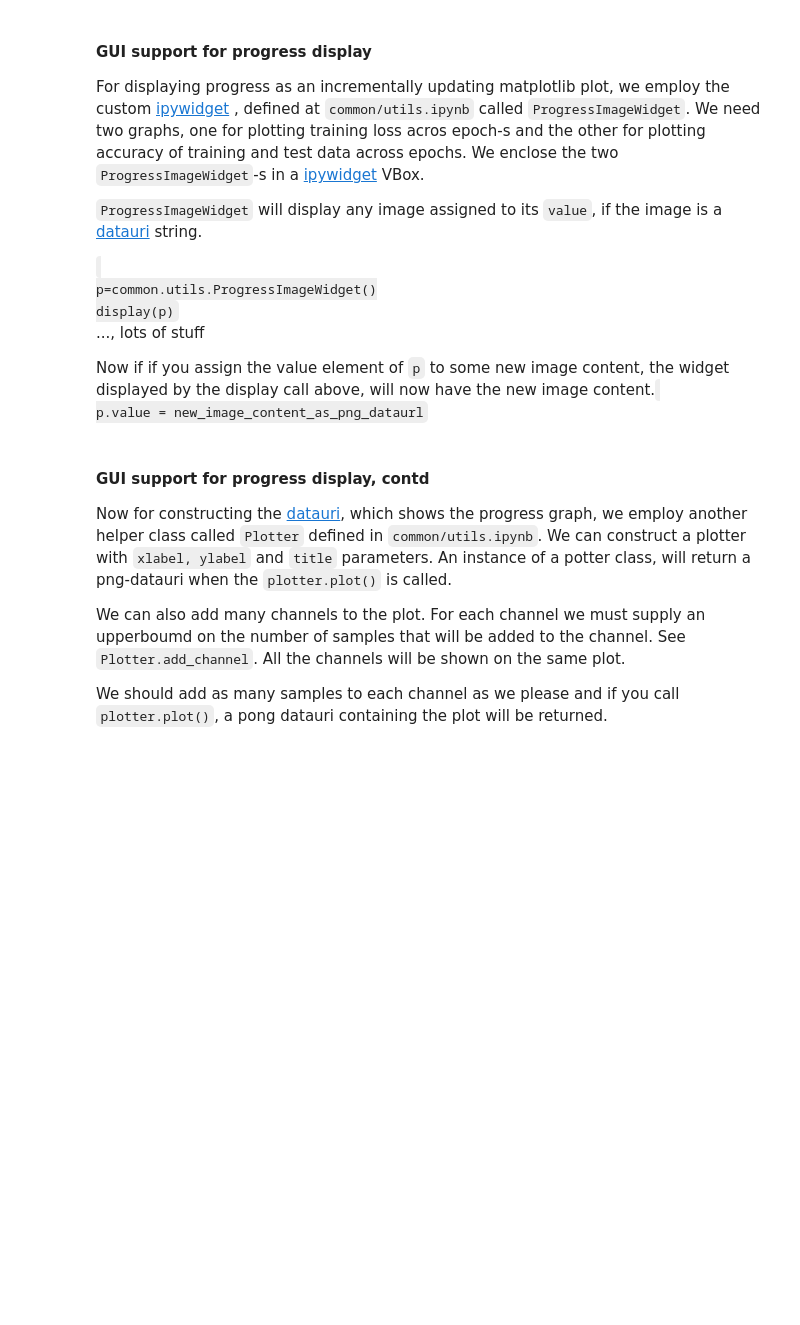
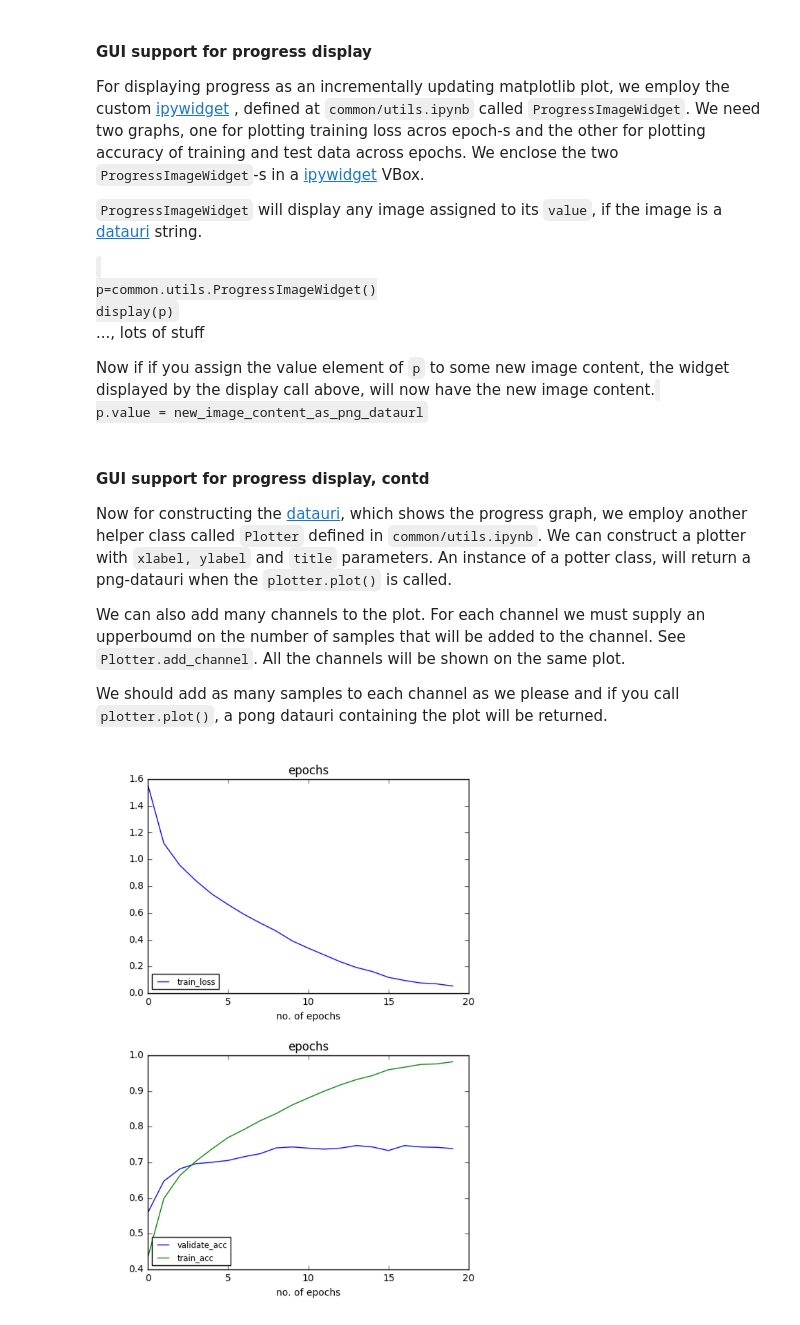
Before and after one commit to kgeorge/kgeorge_dpl, a Jupyter notebook: notebooks/tf_cifar.ipynb, the cells around one changed output. Cells and saved outputs as stored; diff of their text form; code cells hidden in the pictures; blank space fills up the shorter version.

```diff
--- a/notebooks/tf_cifar.ipynb
+++ b/notebooks/tf_cifar.ipynb
@@ -87,6 +97,10 @@ print(dataset_dir)
 # %% [output]
 Successfully downloaded cifar-10-python.tar.gz 170498071 bytes.
 ./../data/cifar-10-batches-py
+# %%
+checkpoint_dir = os.path.join(dataset_dir, 'chkpt_cifar10')
+if not os.path.isdir(checkpoint_dir):
+    os.makedirs(checkpoint_dir)
 # %% [markdown]
 Given below  are the hyper parameters used. We use cifar-10 which consist of images categorized into 10 classes. So <code>n_classes</code> = 10. Our <code>batch_size</code>  which is the number of sample images in a mini-batch is 256. The input images are 3-channel (RGB) images ech of size <code>image_depth x image_height x image_width</code>, where <code>image_height</code> = 32, <code>image_width</code> = 32 and <code>image_depth</code>=3. Our <code>learning_rate</code> is 0.1. We do not employ any learnig rate decay. We use a <code>MomentumOptimizer</code>, with a momentum rate of 0.9. Once we train all images in  the training set, we repeat the training for <code>n_epoch</code>, where <code>n_epoch</code>=30. If epoch number <code>(0:n_epochs)</code> is divisible by <code>n_checkpoint_steps</code>, we save the checkpoint.
 # %%
@@ -96,10 +110,11 @@ batch_size=256
 image_width=32
 image_height=32
 image_depth=3
-learning_rate=0.1
-n_epochs=30
-#only the first 2000 samples is used for testing
-n_test_samples=2000
+learning_rate=0.01
+n_epochs=20
+#only the first 2000 samples is used for validating
+n_validate_samples=2000
+n_test_samples=5
 n_checkpoint_steps=5
 # %% [markdown]
 At the end of the loading of data and labels from the dataset, we expect the following
@@ -314,11 +349,13 @@ We should add as many samples to each channel as we please and if you call <code
 plotter_loss = common.utils.Plotter(xlabel='no. of epochs', ylabel='loss', title='epochs')
 plotter_loss.add_channel(num_samples=n_epochs, channel_name='train_loss', legend='train_loss')
 
-#for displaying the training and test accuracy, in the sample plot
+#for displaying the training and validation accuracy, in the sample plot
 plotter_acc = common.utils.Plotter(xlabel='no. of epochs', ylabel='acc', title='epochs')
 plotter_acc.add_channel(num_samples=n_epochs, channel_name='train_acc',legend='train_acc')
-plotter_acc.add_channel(num_samples=n_epochs, channel_name='test_acc', legend='test_acc')
+plotter_acc.add_channel(num_samples=n_epochs, channel_name='validate_acc', legend='validate_acc')
 # %%
+
+display(top_level)
 
 with tf.Graph().as_default():
     X = tf.placeholder(tf.float32, shape=(batch_size, image_height, image_width, image_depth))
@@ -331,13 +368,13 @@ with tf.Graph().as_default():
     train_prediction = tf.nn.softmax(logits)
     accuracy_1 = tf.equal(tf.argmax(train_prediction, 1), tf.argmax(y, 1))
     accuracy=tf.reduce_mean(tf.cast(accuracy_1,tf.float32),0)
-
+    _, top_k_pred = tf.nn.top_k(logits, k=5)
     init = tf.initialize_all_variables()
+    saver = tf.train.Saver(write_version=tf.train.SaverDef.V2)
     n_batches_train = int(train_all['labels'].shape[0]//batch_size)
-    n_batches_test = int(test_all['labels'].shape[0]//batch_size)
-
-    def checkpoint():
-        global dataset_dir
+    n_batches_validate = int(validate_all['labels'].shape[0]//batch_size)
+    def checkpoint(g):
+        global dataset_dir, checkpoint_dir
         dataset_name = os.path.split(dataset_dir)[1]
         if not os.path.isdir(os.path.join(dataset_dir, 'out')):
             os.makedirs(os.path.join(dataset_dir, 'out'))
@@ -345,6 +382,8 @@ with tf.Graph().as_default():
         acc_fig_path= os.path.join(dataset_dir, 'out', '%s_acc.png' % dataset_name)
         plotter_loss.plot_and_save_fig(savepath=loss_fig_path)
         plotter_acc.plot_and_save_fig(savepath=acc_fig_path)
+        saver.save(sess, os.path.join(checkpoint_dir, 'train_cifar10.ckpt'),
+                           global_step=g)
 
     def all_batches_run_train(n_batches, data=None, labels=None):
         sum_all_batches_loss =0
@@ -358,15 +397,15 @@ with tf.Graph().as_default():
                 batch_labels = (np.arange(n_classes) == batch_labels[:, None]).astype(np.float32)
                 feed_dict = {X: batch_data,
                              y: batch_labels}
-                _, loss_value, a = sess.run([optimizer, loss, accuracy], feed_dict=feed_dict)
+                _, loss_value, a =sess.run([optimizer, loss, accuracy], feed_dict=feed_dict)
                 sum_all_batches_loss += loss_value * n_samples
                 sum_all_batches_acc += a * n_samples
                 sum_n_samples += n_samples
                 if(n_samples != batch_size):
                     print('n_samples =%d' % n_samples)
-        return sum_all_batches_loss/sum_n_samples, sum_all_batches_acc/sum_n_samples
+        return (sum_all_batches_loss/sum_n_samples, sum_all_batches_acc/sum_n_samples)
 
-    def all_batches_run_test(n_batches, data=None, labels=None):
+    def all_batches_run_validate(n_batches, data=None, labels=None):
         sum_all_batches_acc=0
         sum_n_samples=0
         for b in xrange(n_batches):
@@ -377,48 +416,61 @@ with tf.Graph().as_default():
                 batch_labels = (np.arange(n_classes) == batch_labels[:, None]).astype(np.float32)
                 feed_dict = {X: batch_data,
                              y: batch_labels}
-                a = sess.run([accuracy], feed_dict=feed_dict)
-                sum_all_batches_acc += a[0] * n_samples
+                a, top_k = sess.run([accuracy, top_k_pred], feed_dict=feed_dict)
+                sum_all_batches_acc += a * n_samples
                 sum_n_samples += n_samples
                 if(n_samples != batch_size):
                     print('n_samples =%d' % n_samples)
         return sum_all_batches_acc/sum_n_samples
 
+
+    def run_test(data=None, labels=None):
+        assert(data.shape[0] == labels.shape[0])
+        batch_data = np.zeros(shape=(batch_size, data.shape[1], data.shape[2], data.shape[3]), dtype=np.float32)
+        batch_labels= np.zeros(shape=(batch_size), dtype=np.int32)
+        batch_data[0:data.shape[0], : , :, :] = data[:, :, :, :]
+        batch_labels[0:data.shape[0],] = labels[:]
+        batch_labels = (np.arange(n_classes) == batch_labels[:, None]).astype(np.float32)
+        feed_dict = {X: batch_data, y: batch_labels}
+        a, top_k = sess.run([accuracy, top_k_pred], feed_dict=feed_dict)
+        print('testing %r images' % n_test_samples)
+        for i in range(n_test_samples):
+            print('test_image: %s' % label_names_for_validation_and_test[test_all['labels'][i]],
+                  ' top-5 matches %r'%[ label_names_for_validation_and_test[j] for j in top_k[i]])
+
     with tf.Session() as sess:
         sess.run(init)
         print('starting training')
-
 
         for e in xrange(n_epochs):
 
             start_time = time.time()
 
-            sum_loss_train=0
-            sum_samples_train =0
-            sum_acc_train=0
             n_data = train_all['data'].shape[0]
 
             perm = np.random.permutation(n_data)
             permuted_data = train_all['data'][perm,:, :, :]
             permuted_labels = train_all['labels'][perm]
 
-            test_data = test_all['data']
-            test_labels = test_all['labels']
+            validate_data = validate_all['data']
+            validate_labels = validate_all['labels']
 
-            mean_loss_per_sample_train, accuracy_per_sample_train=all_batches_run_train(n_batches_train, data=permuted_data, labels=permuted_labels)
-            accuracy_per_sample_test=all_batches_run_test(n_batches_test, data=test_data, labels=test_labels)
+            mean_loss_per_sample_train, accuracy_per_sample_train =all_batches_run_train(n_batches_train, data=permuted_data, labels=permuted_labels)
+            accuracy_per_sample_validate=all_batches_run_validate(n_batches_validate, data=validate_data, labels=validate_labels)
 
             plotter_loss.add_sample( e, mean_loss_per_sample_train , channel_name='train_loss')
             plotter_acc.add_sample( e, accuracy_per_sample_train, channel_name='train_acc')
-            plotter_acc.add_sample( e, accuracy_per_sample_test, channel_name='test_acc')
-            sum_acc_test=0
-            sum_samples_test=0
+            plotter_acc.add_sample( e, accuracy_per_sample_validate, channel_name='validate_acc')
             p_loss.value = plotter_loss.plot()
             p_acc.value = plotter_acc.plot()
             duration = time.time() - start_time
-            if (e% n_checkpoint_steps) == 0:
-                print('loss for epoch {e}, train_loss={l},  test-accuracy={a},  time={t}'.format(e=e, l=mean_loss_per_sample_train, a=accuracy_per_sample_test, t=duration))
-                checkpoint()
+            if ((e+1)% n_checkpoint_steps) == 0:
+                print('loss for global_step {g}, epoch {e}, train_loss={l},  validate-accuracy={a},  time={t}'.format(g=global_step.eval(), e=e, l=mean_loss_per_sample_train, a=accuracy_per_sample_validate, t=duration))
+                checkpoint(global_step.eval())
+        print('done training')
+        run_test(data=test_all['data'], labels=test_all['labels'])
+        print('done testing')
 # %% [output]
+[figure, added]
 compute_loss: (256, 10), (256, 10)
 starting training
```
Also changed, not shown: parts of 8 cells of this notebook, 30 other files.
